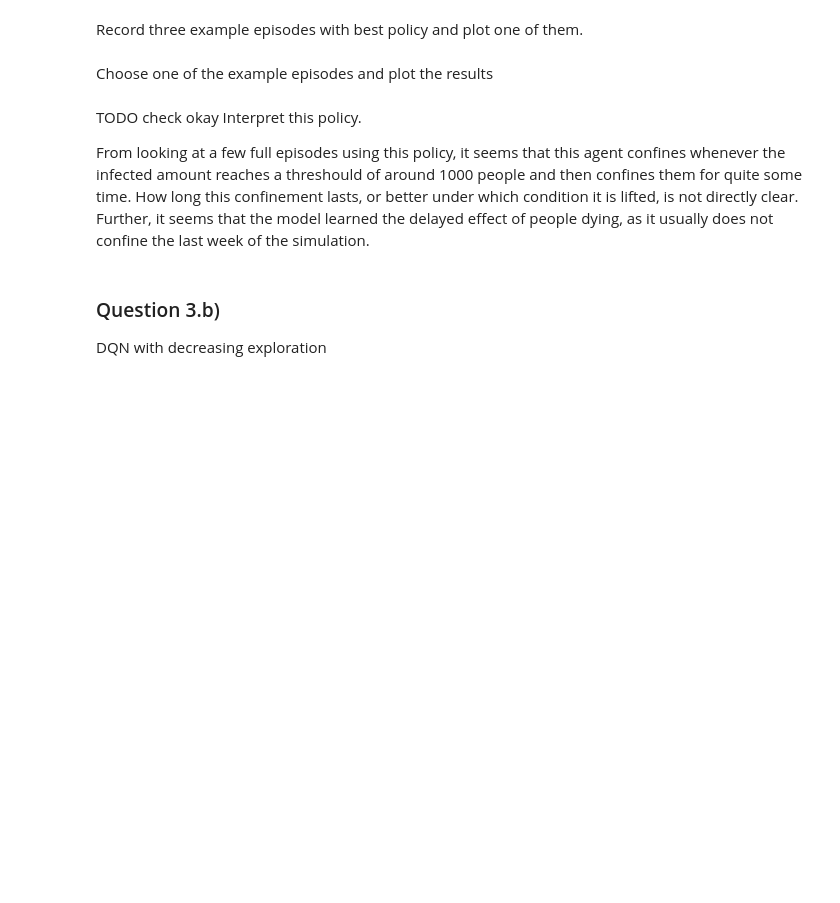
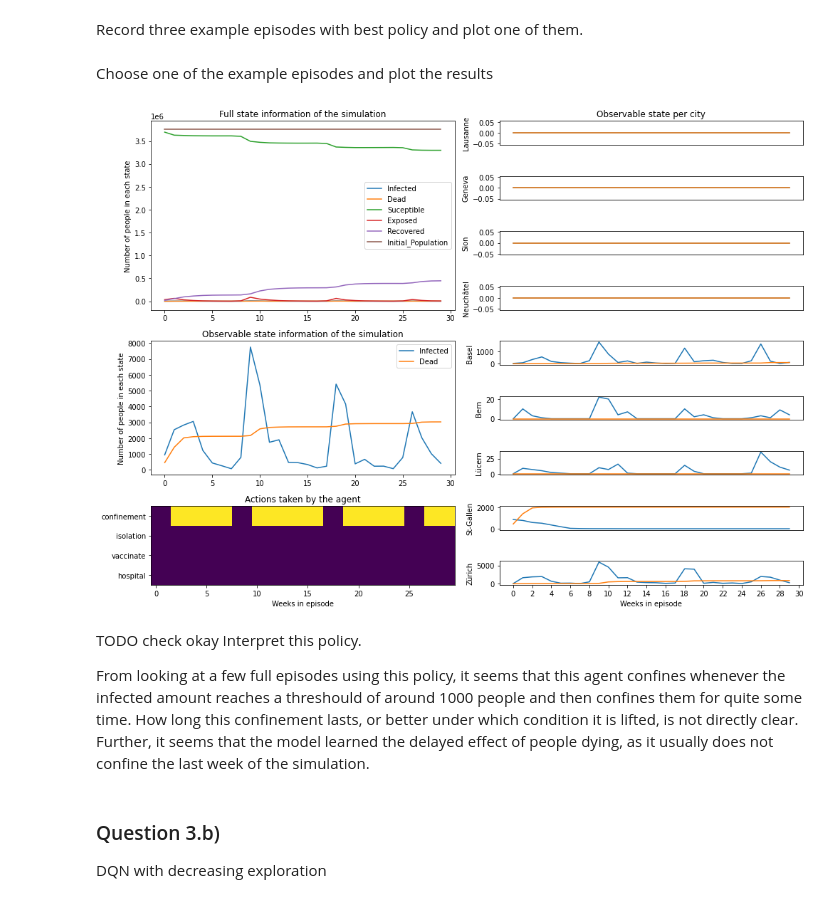
Before and after one commit to Toroto006/ANN-RL-project-DQN, a Jupyter notebook: allQuestions.ipynb, the cells around one changed output. Cells and saved outputs as stored; diff of their text form; code cells hidden in the pictures; blank space fills up the shorter version.

```diff
--- a/allQuestions.ipynb
+++ b/allQuestions.ipynb
@@ -289,8 +289,8 @@ class RussoAgent(Agent):
 # %% [markdown]
 #### Running with Russo's agent
 # %%
-agent = RussoAgent(env)
-deaths, rewards, total, cities, actions = run_episode_simulation_simple(agent,env,SEED)
+agent = RussoAgent(env_2)
+deaths, rewards, total, cities, actions = run_episode_simulation_simple(agent,env_2,SEED)
 # %% [markdown]
 1. A plot of variables s e i r d per week total over time, where time is measured in weeks and all the variables share the y axis scaling.
 # %%
@@ -400,8 +400,8 @@ def hist_plot(agent, env, n=50):
 #### Plot the 50 simulations for Russo's policy
 Three histograms for the number of confined days, cumulative reward and total deaths.
 # %%
-agent = RussoAgent(env)
-hist_plot(agent,env,n=50)
+agent = RussoAgent(env_2)
+hist_plot(agent,env_2,n=50)
 # %% [output]
 [figure]
 Average death number: 55124.54
@@ -468,7 +468,7 @@ print(f"sampled action : {action_space.sample()}")
 # %% [output]
 sampled action : 1
 # %%
-env = Env(dyn,
+env_3 = Env(dyn,
             action_space=action_space,
             observation_space=observation_space,
             observation_preprocessor=observation_preprocessor,
@@ -769,9 +771,9 @@ def run_episode_simulation(agent,env,seed):
     actions = {a:np.array([l.action[a] for l in log]) for a in log[0].action.keys()}
     return deaths, rewards, total, cities, actions
 # %%
-agent = DQNagent(env)
+agent = DQNagent(env_3)
 agent.load_model("Q3a_best_model.mdl")
-three_example_episodes = [run_episode_simulation(agent,env,SEED+i) for i in range(average_over)]
+three_example_episodes = [run_episode_simulation(agent,env_3,SEED+i) for i in range(average_over)]
 # %% [markdown]
 Choose one of the example episodes and plot the results
 # %%
@@ -814,8 +816,10 @@ def plt_toghether(total, cities, actions):
     fig.tight_layout()
     plt.show()
 # %%
-_, _, total, cities, actions = three_example_episodes[0]
+_, _, total, cities, actions = three_example_episodes[1]
 plt_toghether(total, cities, actions)
+# %% [output]
+[figure, added]
 # %% [markdown]
 TODO check okay
 Interpret this policy.
```
Also changed, not shown: parts of 41 cells of this notebook.
